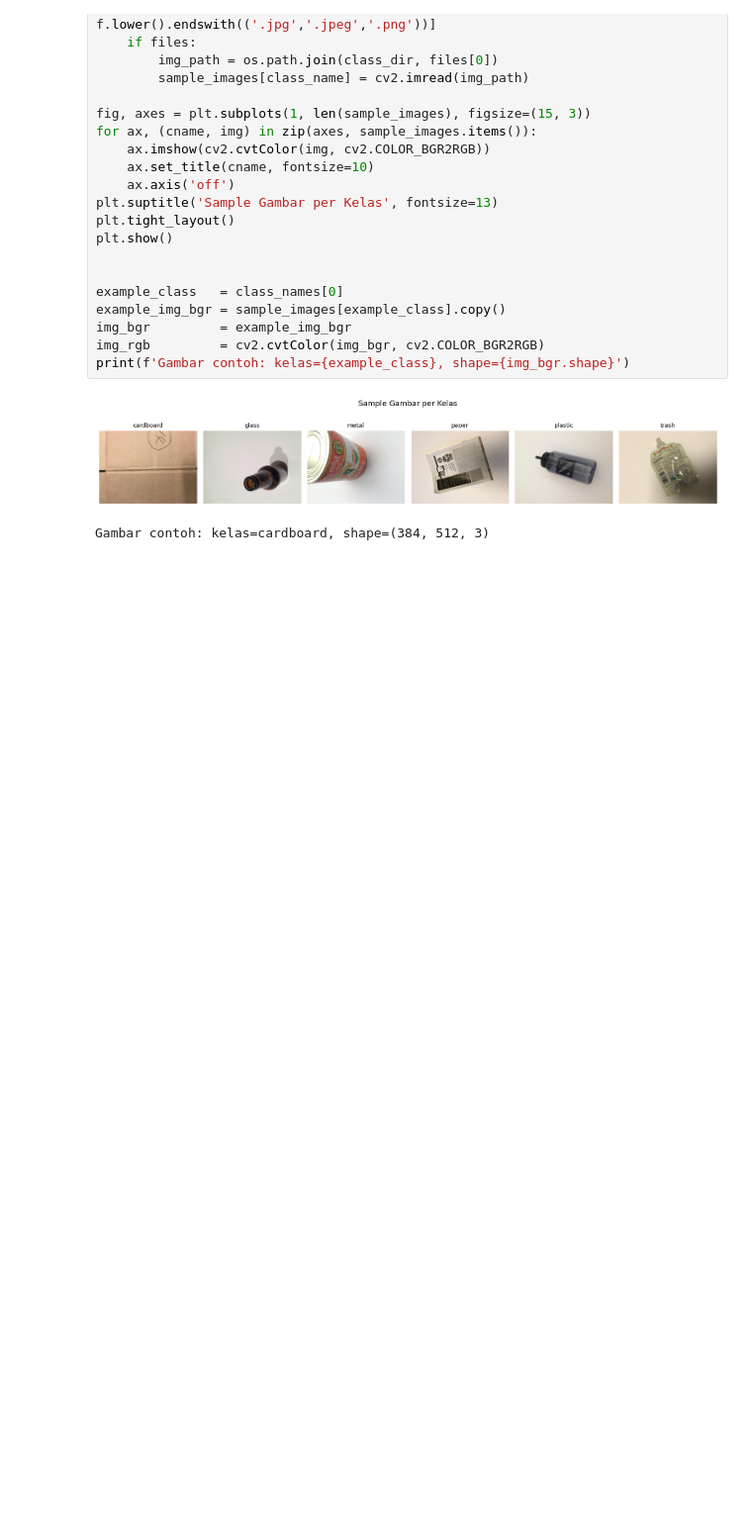
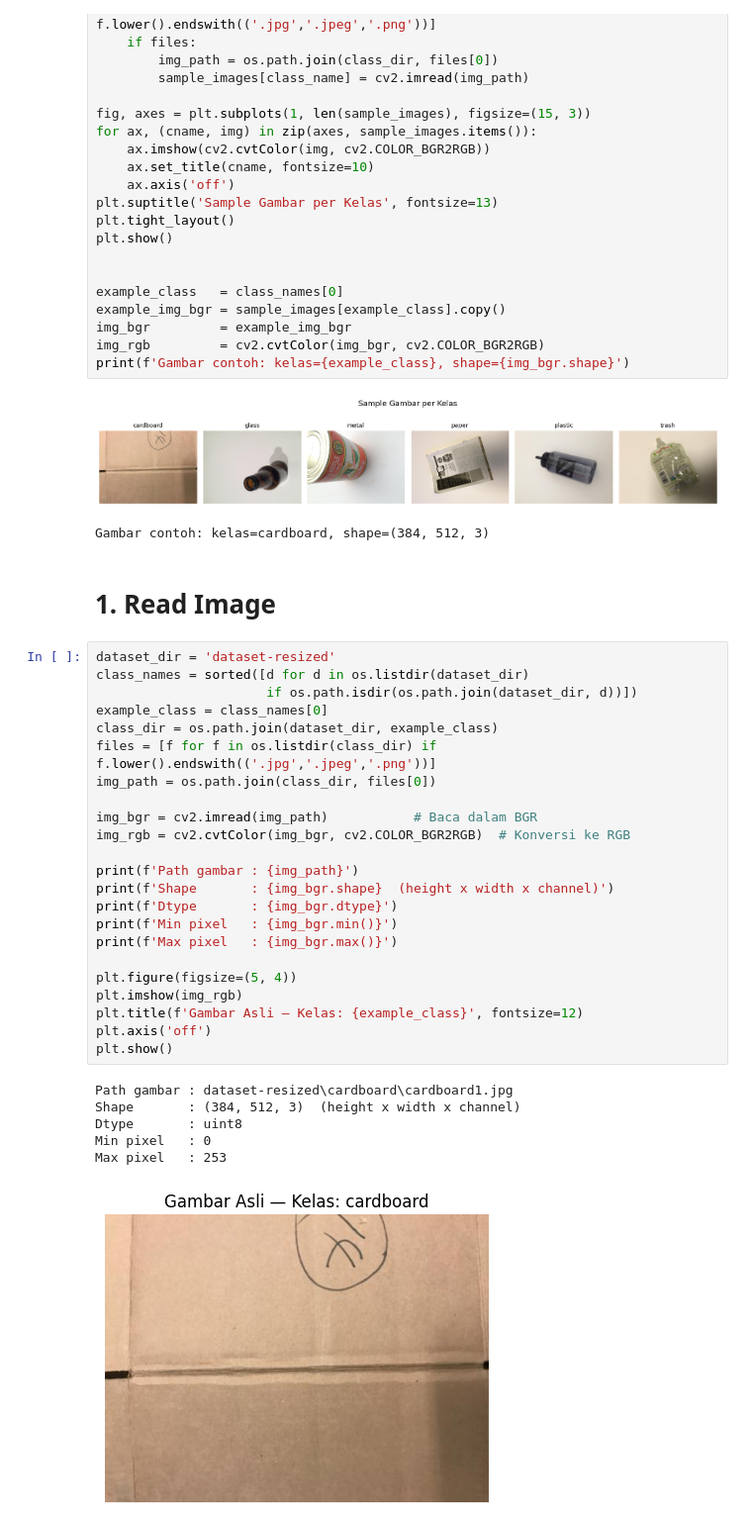
Before and after one commit to yowxy/Smart-Waste-Detection-and-Segmentation, a Jupyter notebook: index.ipynb, the cells around one changed output. Shown at 99% size. Cells and saved outputs as stored; diff of their text form; blank space fills up the shorter version.

```diff
--- a/index.ipynb
+++ b/index.ipynb
@@ -93,3 +93,35 @@ print(f'Gambar contoh: kelas={example_class}, shape={img_bgr.shape}')
 # %% [output]
 [figure]
 Gambar contoh: kelas=cardboard, shape=(384, 512, 3)
+# %% [markdown]
+# 1. Read Image
+# %%
+dataset_dir = 'dataset-resized'
+class_names = sorted([d for d in os.listdir(dataset_dir)
+                      if os.path.isdir(os.path.join(dataset_dir, d))])
+example_class = class_names[0]
+class_dir = os.path.join(dataset_dir, example_class)
+files = [f for f in os.listdir(class_dir) if f.lower().endswith(('.jpg','.jpeg','.png'))]
+img_path = os.path.join(class_dir, files[0])
+
+img_bgr = cv2.imread(img_path)           # Baca dalam BGR
+img_rgb = cv2.cvtColor(img_bgr, cv2.COLOR_BGR2RGB)  # Konversi ke RGB
+
+print(f'Path gambar : {img_path}')
+print(f'Shape       : {img_bgr.shape}  (height x width x channel)')
+print(f'Dtype       : {img_bgr.dtype}')
+print(f'Min pixel   : {img_bgr.min()}')
+print(f'Max pixel   : {img_bgr.max()}')
+
+plt.figure(figsize=(5, 4))
+plt.imshow(img_rgb)
+plt.title(f'Gambar Asli — Kelas: {example_class}', fontsize=12)
+plt.axis('off')
+plt.show()
+# %% [output]
+Path gambar : dataset-resized\cardboard\cardboard1.jpg
+Shape       : (384, 512, 3)  (height x width x channel)
+Dtype       : uint8
+Min pixel   : 0
+Max pixel   : 253
+[figure, added]
```
Also changed, not shown: parts of 4 cells of this notebook.
